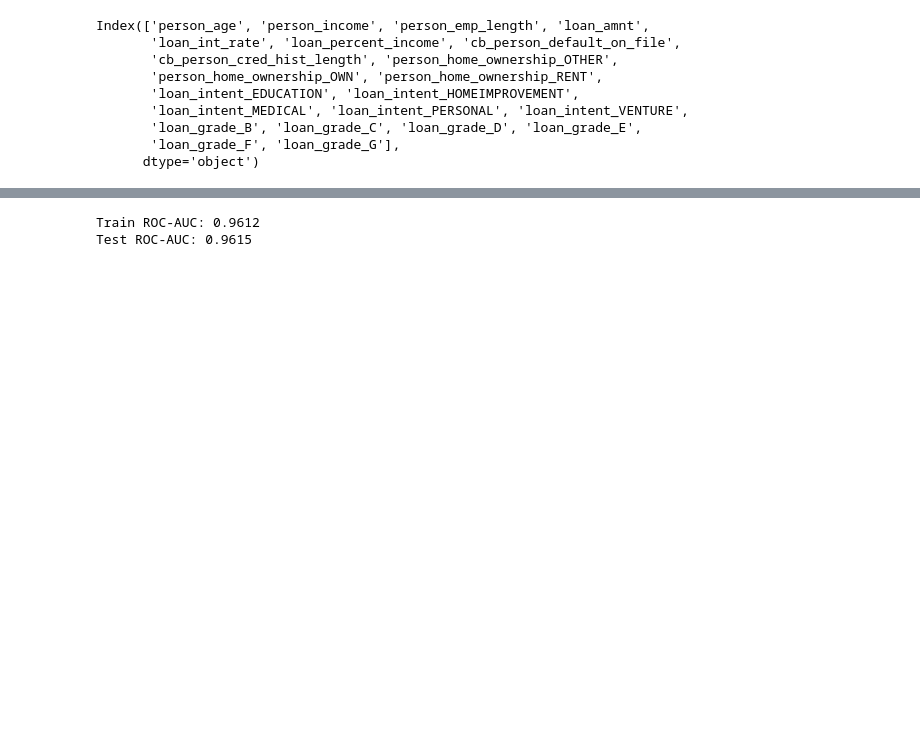
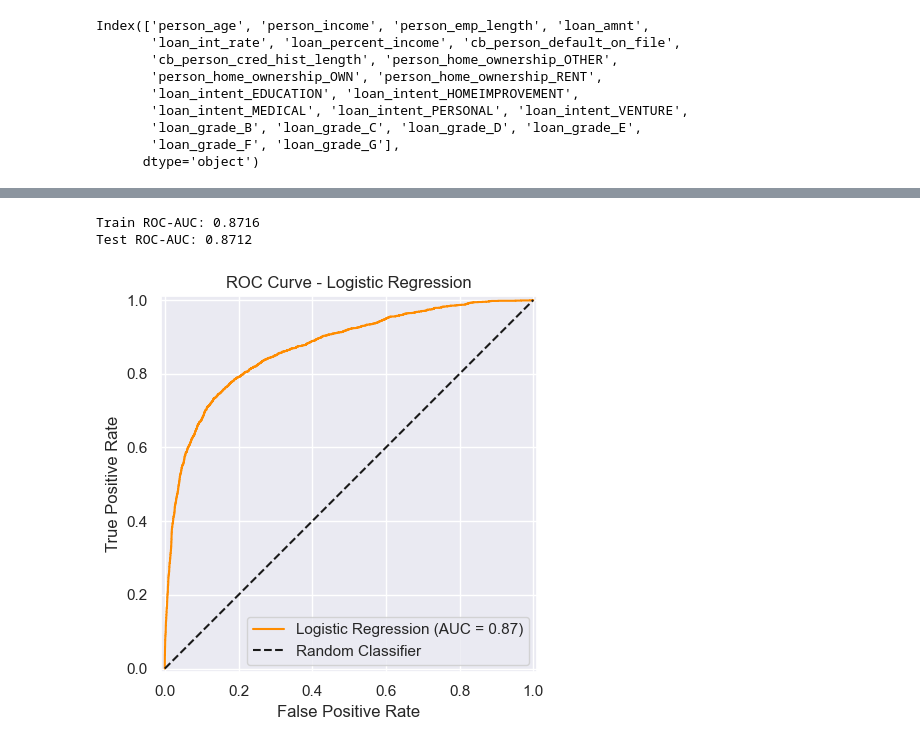
Before and after one commit to imdeadlock/Credit_Risk_Loan_Default_Prediction, a Jupyter notebook: Credit_Risk_Default.ipynb, the cells around one changed output, grey strips where cells are left out. Cells and saved outputs as stored; diff of their text form; code cells hidden in the pictures; blank space fills up the shorter version.

```diff
--- a/Credit_Risk_Default.ipynb
+++ b/Credit_Risk_Default.ipynb
@@ -551,10 +613,25 @@ plt.show()
 # %%
-train_probs = logreg.predict_proba(X_train)[:, 1]
+train_probs = logreg.predict_proba(X_train_resampled)[:, 1]
 test_probs = logreg.predict_proba(X_test)[:, 1]
 
-print(f"Train ROC-AUC: {roc_auc_score(y_train, train_probs):.4f}")
+print(f"Train ROC-AUC: {roc_auc_score(y_train_resampled, train_probs):.4f}")
 print(f"Test ROC-AUC: {roc_auc_score(y_test, test_probs):.4f}")
 # %% [output]
-Train ROC-AUC: 0.9612
-Test ROC-AUC: 0.9615
+Train ROC-AUC: 0.8716
+Test ROC-AUC: 0.8712
+# %%
+from sklearn.metrics import RocCurveDisplay
+
+# Plot ROC curve for Logistic Regression
+RocCurveDisplay.from_predictions(y_test, test_probs, name='Logistic Regression', color='darkorange')
+plt.plot([0, 1], [0, 1], 'k--', label='Random Classifier')  # Diagonal line for reference
+plt.title("ROC Curve - Logistic Regression")
+plt.xlabel("False Positive Rate")
+plt.ylabel("True Positive Rate")
+plt.legend()
+plt.tight_layout()
+plt.savefig("lr_roc_curve.jpg")
+plt.show()
+# %% [output]
+[figure, added]
 # %%
```
Also changed, not shown: parts of 31 cells of this notebook.
